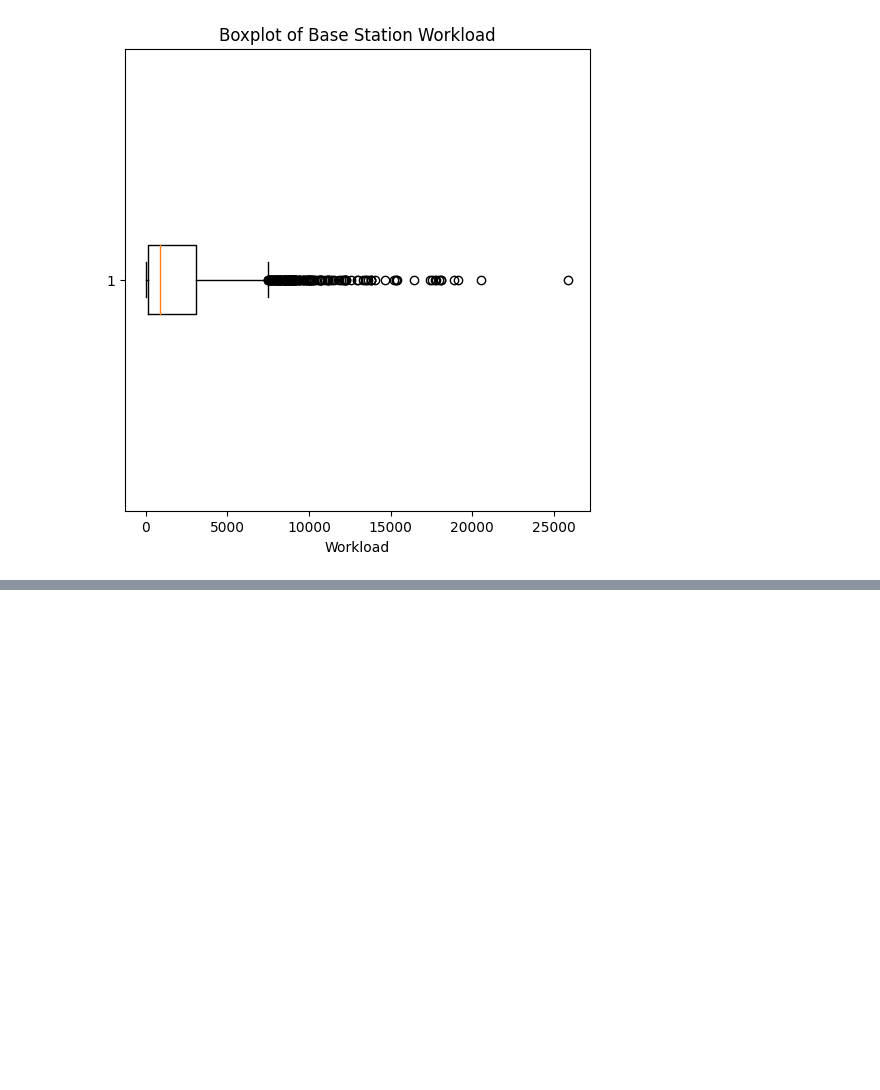
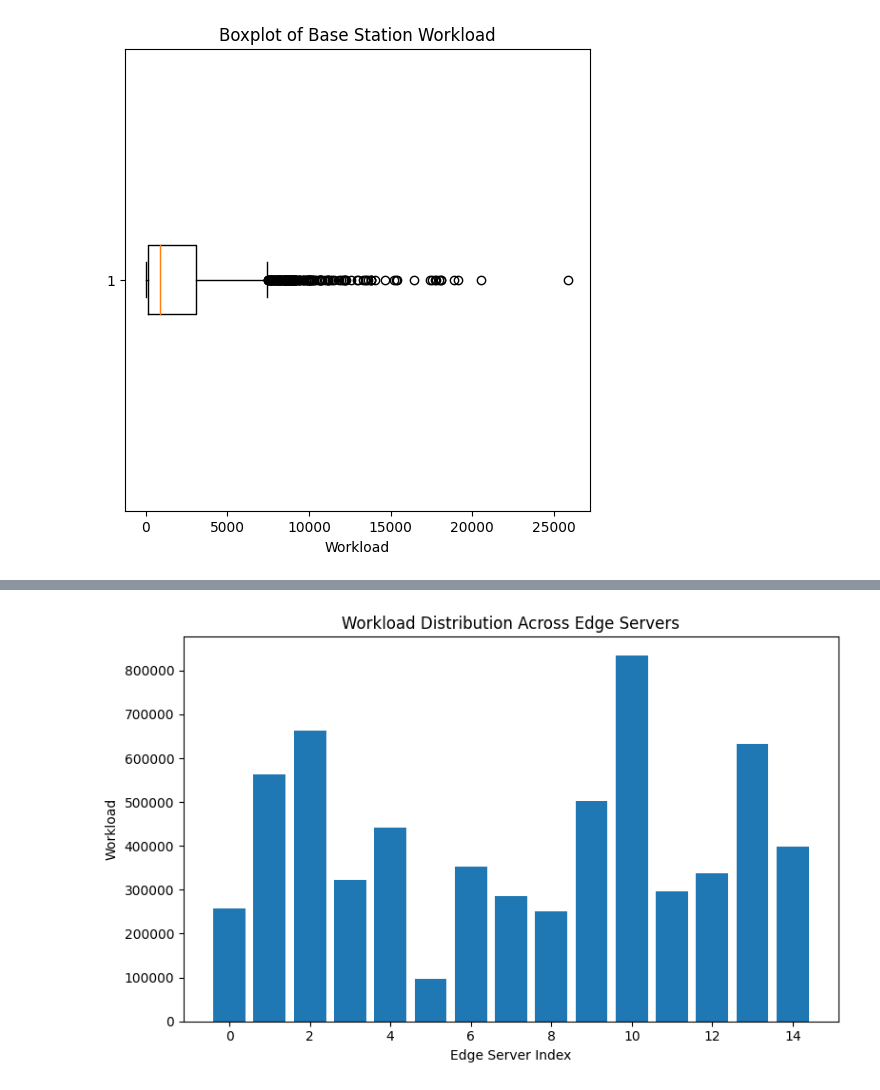
Before and after one commit to Vishesh0504/Edge-Server-Placement, a Jupyter notebook: edge-server-placement.ipynb, the cells around one changed output, grey strips where cells are left out. Cells and saved outputs as stored; diff of their text form; code cells hidden in the pictures; blank space fills up the shorter version.

```diff
--- a/edge-server-placement.ipynb
+++ b/edge-server-placement.ipynb
@@ -266,0 +450,22 @@ memory usage: 95.2 KB
+# %%
+def plot_workload_distribution(workloads):
+    plt.figure(figsize=(8, 5))
+    plt.bar(range(len(workloads)), workloads)
+    plt.xlabel("Edge Server Index")
+    plt.ylabel("Workload")
+    plt.title("Workload Distribution Across Edge Servers")
+    plt.tight_layout()
+    plt.show()
+
+def plot_latency_distribution(latencies):
+    plt.figure(figsize=(8, 5))
+    plt.hist(latencies, bins=30)
+    plt.xlabel("Latency")
+    plt.ylabel("Frequency")
+    plt.title("Latency Distribution")
+    plt.tight_layout()
+    plt.show()
+# %%
+plot_workload_distribution(workloads)
+# %% [output]
+[figure, added]
```
Also changed, not shown: parts of 33 cells of this notebook.
